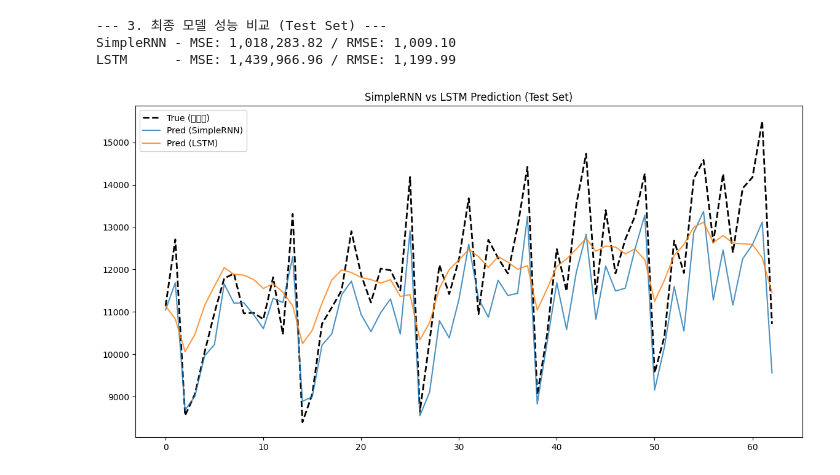
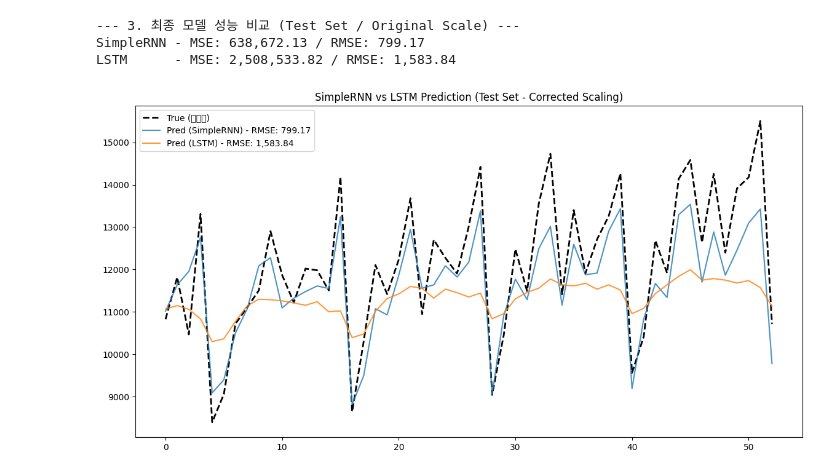
Before and after one commit to mint-aguccim/Machine_Learning_Programming, a Jupyter notebook: 9주차/과제1.ipynb, the cells around one changed output. Saved outputs shown, nothing was run; the diff lists cells and outputs as text; code cells hidden in the pictures.

```diff
--- a/9주차/과제1.ipynb
+++ b/9주차/과제1.ipynb
@@ -18,0 +28,5 @@ data_scaled = scaler.fit_transform(data)
+# %%
+# 3. 스케일링 (Data Leakage 방지)
+scaler = MinMaxScaler()
+# 3-1. scaler를 'train_data'에만 fit 합니다. (미래 정보(test)를 보지 않음)
+scaler.fit(train_data)
@@ -19,8 +35,13 @@ data_scaled = scaler.fit_transform(data)
+# %%
+# 3-2. fit된 scaler로 train과 test 데이터를 각각 'transform' 합니다.
+train_scaled = scaler.transform(train_data)
+test_scaled = scaler.transform(test_data)
 # %%
-# 3. 시퀀스 생성 (X, y 분리)
-window = 12  # 최근 12개월 → 다음달 예측
-X, y = [], []
-for i in range(len(data_scaled) - window):
-    X.append(data_scaled[i:i+window])
-    y.append(data_scaled[i+window])
-X, y = np.array(X), np.array(y)
+# 4. 시퀀스 생성을 위한 함수 정의
+def create_sequences(sequence, window):
+    X, y = [], []
+    # window 크기만큼의 여유가 필요하므로 (len(sequence) - window)
+    for i in range(len(sequence) - window):
+        X.append(sequence[i:i+window])
+        y.append(sequence[i+window])
+    return np.array(X), np.array(y)
@@ -33 +48,6 @@ y_train, y_test = y[:split_point], y[split_point:]
+# %%
+# 5. Train/Test 시퀀스 데이터 생성
+# 정규화된 train/test 데이터로 각각 X, y를 만듭니다.
+X_train, y_train = create_sequences(train_scaled, window)
+X_test, y_test = create_sequences(test_scaled, window)
 # %%
@@ -137,19 +150,19 @@ rmse_lstm = np.sqrt(mse_lstm)
 # %%
-print("\n--- 3. 최종 모델 성능 비교 (Test Set) ---")
+print("\n--- 3. 최종 모델 성능 비교 (Test Set / Original Scale) ---")
 print(f"SimpleRNN - MSE: {mse_rnn:,.2f} / RMSE: {rmse_rnn:,.2f}")
 print(f"LSTM      - MSE: {mse_lstm:,.2f} / RMSE: {rmse_lstm:,.2f}")
 # %% [output]
---- 3. 최종 모델 성능 비교 (Test Set) ---
-SimpleRNN - MSE: 1,018,283.82 / RMSE: 1,009.10
-LSTM      - MSE: 1,439,966.96 / RMSE: 1,199.99
+--- 3. 최종 모델 성능 비교 (Test Set / Original Scale) ---
+SimpleRNN - MSE: 638,672.13 / RMSE: 799.17
+LSTM      - MSE: 2,508,533.82 / RMSE: 1,583.84
 # %%
-# 9. 시각화 (두 모델 비교)
+# 10. 시각화 (두 모델 비교)
 plt.figure(figsize=(14, 7))
-plt.title('SimpleRNN vs LSTM Prediction (Test Set)')
+plt.title('SimpleRNN vs LSTM Prediction (Test Set - Corrected Scaling)')
 plt.plot(y_test_inv, label='True (실제값)', color='black', linestyle='--', linewidth=2)
-plt.plot(pred_rnn_inv, label='Pred (SimpleRNN)', alpha=0.8)
-plt.plot(pred_lstm_inv, label='Pred (LSTM)', alpha=0.8)
+plt.plot(pred_rnn_inv, label=f'Pred (SimpleRNN) - RMSE: {rmse_rnn:,.2f}', alpha=0.8)
+plt.plot(pred_lstm_inv, label=f'Pred (LSTM) - RMSE: {rmse_lstm:,.2f}', alpha=0.8)
 plt.legend()
 plt.show()
 # %% [output]
-[figure, old version]
+[figure, new version]
```
Also changed, not shown: parts of 15 cells of this notebook.
